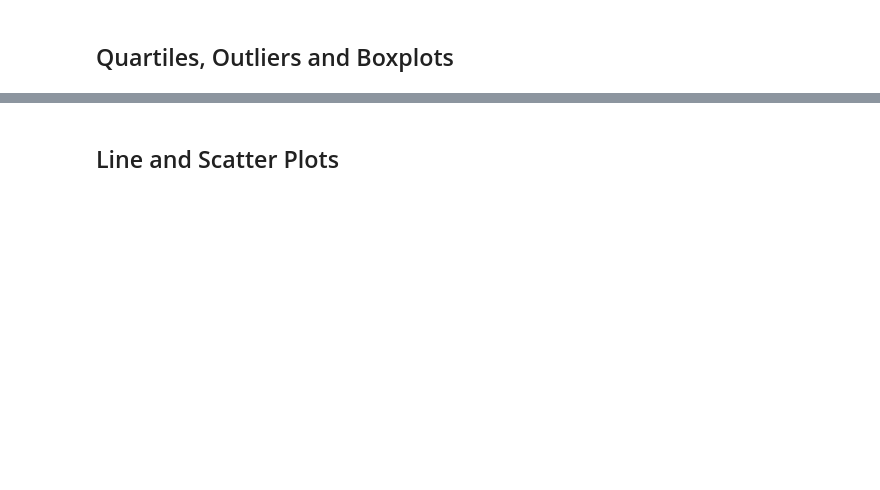
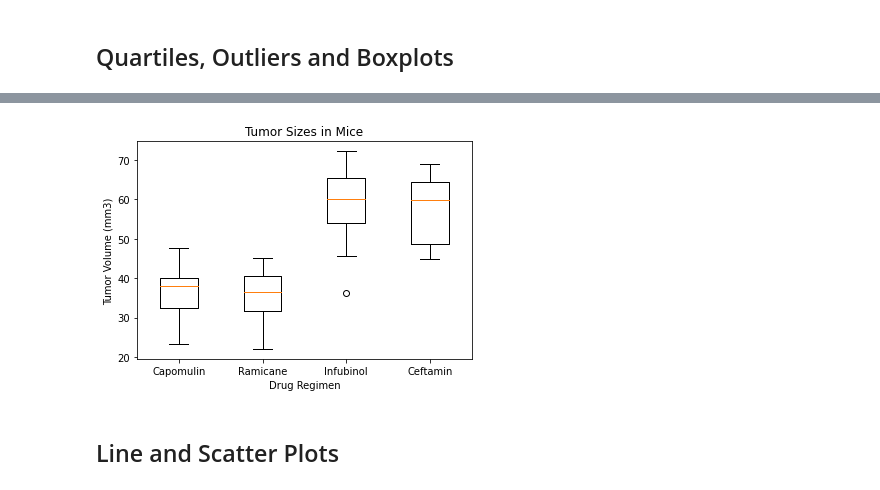
Before and after one commit to granttowers/matplotlib-challenge, a Jupyter notebook: pymaceuticals_starter.ipynb, the cells around one changed output, grey strips where cells are left out. Cells and saved outputs as stored; diff of their text form; code cells hidden in the pictures; blank space fills up the shorter version.

```diff
--- a/pymaceuticals_starter.ipynb
+++ b/pymaceuticals_starter.ipynb
@@ -274,0 +292,31 @@ plt.savefig("Images/PyPlot_Pie.png");
+# %%
+# Put treatments into a list for for loop (and later for plot labels)
+treatment_list = ["Capomulin", "Ramicane", "Infubinol", "Ceftamin"]
+#---------------
+# Create empty list to fill with tumor vol data (for plotting)
+tumor_vol_list = []
+
+# Loop through to store tumor volume
+for drug in treatment_list:
+    #vol = selected_treatments["Tumor Volume (mm3)"].loc[selected_treatments.index]
+    vol = merged_tp_df.loc[merged_tp_df["Drug Regimen"] == drug, 'Tumor Volume (mm3)']
+
+    tumor_vol_list.append(vol)
+
+    # Calculate the IQR and quantitatively determine if there are any potential outliers.
+    quartiles = vol.quantile([.25, .5, .75])
+    lowerq = quartiles[.25]
+    upperq = quartiles[.75]
+    iqr = upperq - lowerq
+
+    print(f"{drug}")
+    print(f"The lower quartile of {drug} is: {lowerq}")
+    print(f"The upper quartile of {drug} is: {upperq}")
+    print(f"The IQR of {drug} is: {iqr}")
+
+    # Determine outliers using upper and lower bounds
+    lower_bound = lowerq - (1.5 * iqr)
+    upper_bound = upperq + (1.5 * iqr)
+    print(f"Values below {lower_bound} could be outliers.")
+    print(f"Values above {upper_bound} could be outliers.")
+    print(f"\n")
@@ -275,4 +341,14 @@ plt.savefig("Images/PyPlot_Pie.png");
 # %%
 # Generate a box plot of the final tumor volume of each mouse across four regimens of interest
+#---------------
+treatment_list, ax1 = plt.subplots()
+ax1.set_title("Tumor Sizes in Mice")
+ax1.set_xlabel("Drug Regimen")
+ax1.set_ylabel("Tumor Volume (mm3)")
+ax1.boxplot(tumor_vol_list)
+plt.xticks([1, 2, 3, 4], ["Capomulin", "Ramicane", "Infubinol", "Ceftamin"])
+plt.savefig("Images/PyPlot_BoxPlot.png");
+# %% [output]
+[figure, added]
 # %% [markdown]
 ## Line and Scatter Plots
```
Also changed, not shown: parts of 16 cells of this notebook, 10 other files.
